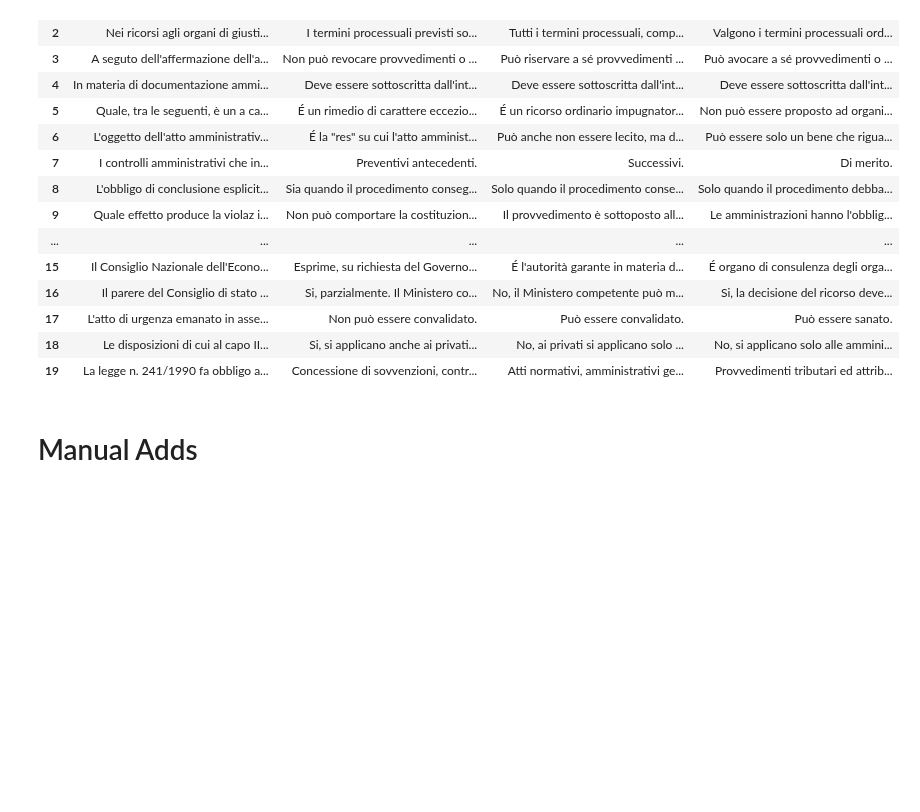
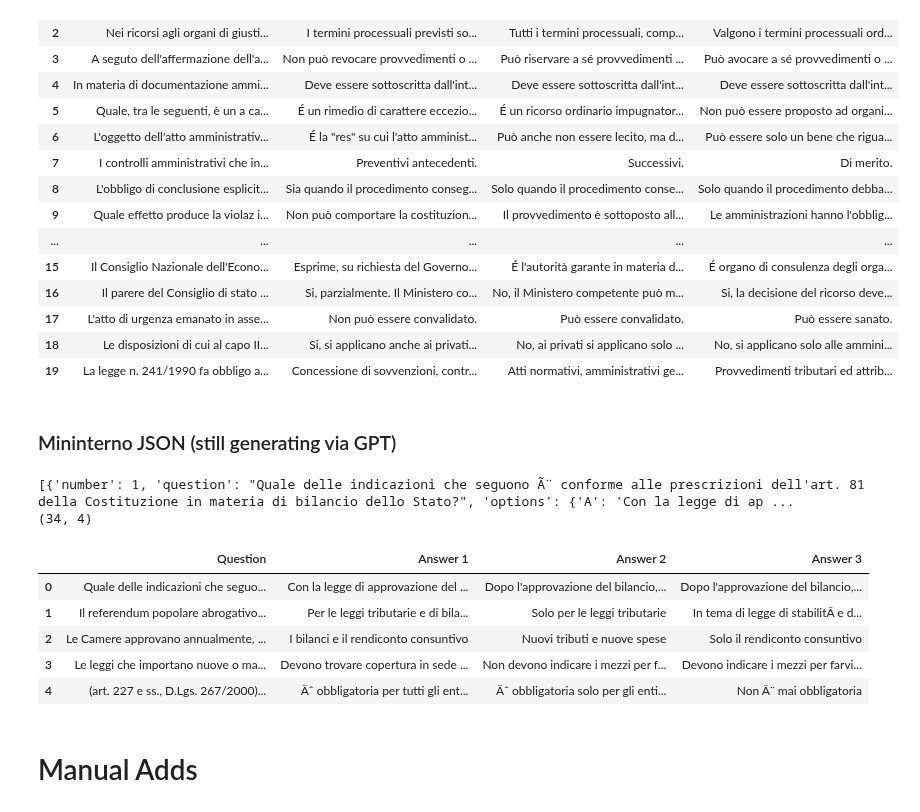
Before and after one commit to IGieckI/Thesis, a Jupyter notebook: Data/Quiz extractor.ipynb, the cells around one changed output. Cells and saved outputs as stored; diff of their text form; code cells hidden in the pictures; blank space fills up the shorter version.

Commit message:
Started extraction from Mininterno quiz

```diff
--- a/Data/Quiz extractor.ipynb
+++ b/Data/Quiz extractor.ipynb
@@ -204,6 +202,50 @@ df_inps.head(20)
 | 17 | L'atto di urgenza emanato in asse... | Non può essere convalidato. | Può essere convalidato. | Può essere sanato. |
 | 18 | Le disposizioni di cui al capo II... | Si, si applicano anche ai privati... | No, ai privati si applicano solo ... | No, si applicano solo alle ammini... |
 | 19 | La legge n. 241/1990 fa obbligo a... | Concessione di sovvenzioni, contr... | Atti normativi, amministrativi ge... | Provvedimenti tributari ed attrib... |
+# %% [markdown]
+### Mininterno JSON (still generating via GPT)
+# %%
+# Extract questions from the PDF with quiz
+MININ_PC_PATH = default_path + "quiz_mininterno.json"
+MININ_REMOTE_PATH = default_path + "documents/quiz_mininterno.json"
+
+with open(MININ_PC_PATH, 'r') as file:
+    data = json.load(file)
+
+data = data["questions"]
+print(data)
+
+questions = []
+answers1 = []
+answers2 = []
+answers3 = []
+
+for item in data:
+    questions.append(item['question'])
+    answers1.append(item['options']["A"])
+    answers2.append(item['options']["B"])
+    answers3.append(item['options']["C"])
+
+df_minin = pd.DataFrame({
+    'Question': questions,
+    'Answer 1': answers1,
+    'Answer 2': answers2,
+    'Answer 3': answers3
+})
+
+df_minin.to_csv(DEFAULT_SAVE_DIR + 'quiz_json.csv', index=False)
+
+print(df_minin.shape)
+df_minin.head()
+# %% [output]
+[{'number': 1, 'question': "Quale delle indicazioni che seguono Ã¨ conforme alle prescrizioni dell'art. 81 della Costituzione in materia di bilancio dello Stato?", 'options': {'A': 'Con la legge di ap ...
+(34, 4)
+|  | Question | Answer 1 | Answer 2 | Answer 3 |
+| 0 | Quale delle indicazioni che seguo... | Con la legge di approvazione del ... | Dopo l'approvazione del bilancio,... | Dopo l'approvazione del bilancio,... |
+| 1 | Il referendum popolare abrogativo... | Per le leggi tributarie e di bila... | Solo per le leggi tributarie | In tema di legge di stabilitÃ e d... |
+| 2 | Le Camere approvano annualmente, ... | I bilanci e il rendiconto consuntivo | Nuovi tributi e nuove spese | Solo il rendiconto consuntivo |
+| 3 | Le leggi che importano nuove o ma... | Devono trovare copertura in sede ... | Non devono indicare i mezzi per f... | Devono indicare i mezzi per farvi... |
+| 4 | (art. 227 e ss., D.Lgs. 267/2000)... | Ãˆ obbligatoria per tutti gli ent... | Ãˆ obbligatoria solo per gli enti... | Non Ã¨ mai obbligatoria |
 # %% [markdown]
 # Manual Adds
 # %% [markdown]
```
Also changed, not shown: parts of 3 cells of this notebook, 6 other files.
